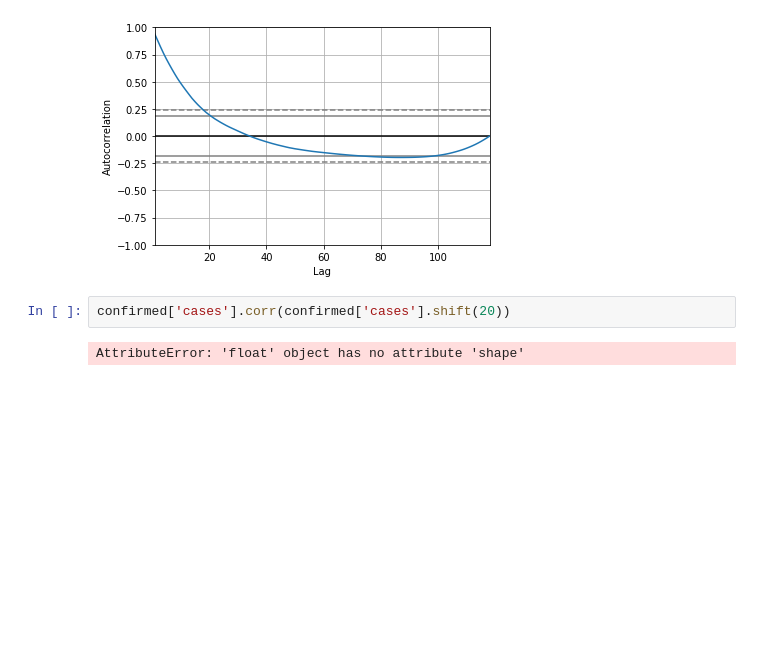
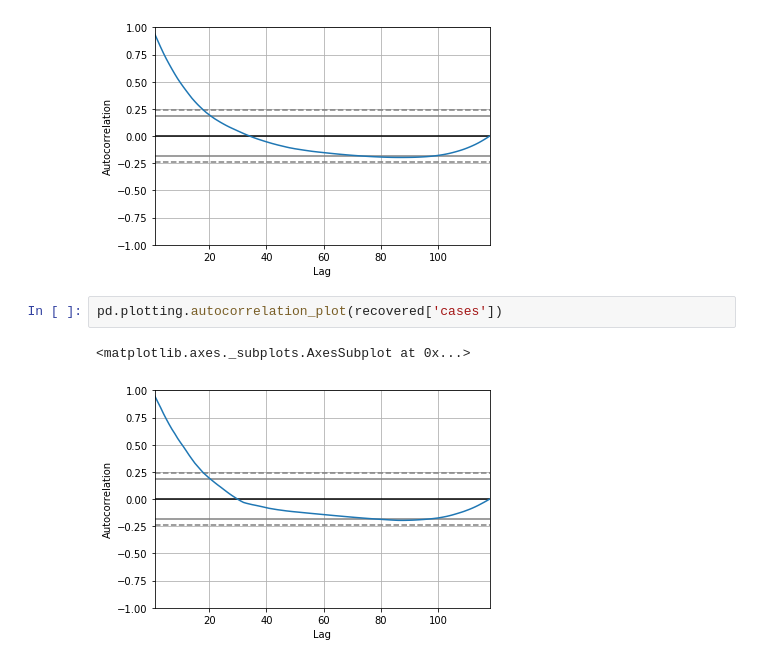
Before and after one commit to booknap/Data-analytics-time-series, a Jupyter notebook: auto_regression.ipynb, the cells around one changed output. Drawn from its saved outputs; the diff is of its cells as text; blank space fills up the shorter version.

Commit message:
Confirmed and Recovered Autocorrelation

```diff
--- a/auto_regression.ipynb
+++ b/auto_regression.ipynb
@@ -81,7 +81,8 @@ pd.plotting.autocorrelation_plot(confirmed['cases'])
 # %% [output]
 <matplotlib.axes._subplots.AxesSubplot at 0x...>
 [figure]
-# %%
-confirmed['cases'].corr(confirmed['cases'].shift(20))
-# %% [output]
-AttributeError: 'float' object has no attribute 'shape'
+# %%
+pd.plotting.autocorrelation_plot(recovered['cases'])
+# %% [output]
+<matplotlib.axes._subplots.AxesSubplot at 0x...>
+[figure, added]
```
